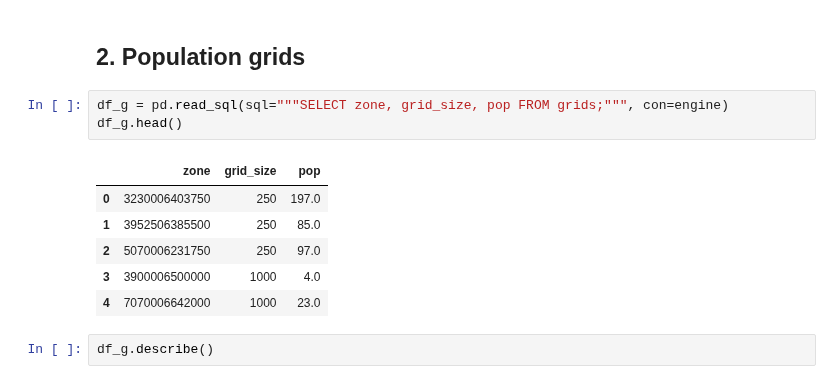
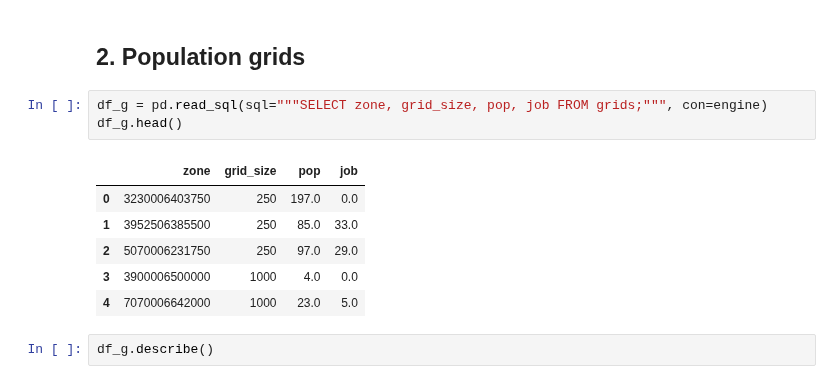
Before and after one commit to MobiSegInsights/mobi-social-segregation-se, a Jupyter notebook: src/MobiSegInsightsSE.data_exp.1.0/28-descriptive-analysis/28-2-spatial-unit.ipynb, the cells around one changed output. Saved outputs shown, nothing was run; the diff lists cells and outputs as text.

```diff
--- a/src/MobiSegInsightsSE.data_exp.1.0/28-descriptive-analysis/28-2-spatial-unit.ipynb
+++ b/src/MobiSegInsightsSE.data_exp.1.0/28-descriptive-analysis/28-2-spatial-unit.ipynb
@@ -89,15 +91,15 @@ histogram_plot(df=gdf, var='density', lower=0, upper=48, x_lb="Density (/km$^2$)
 # %% [markdown]
 ## 2. Population grids
 # %%
-df_g = pd.read_sql(sql="""SELECT zone, grid_size, pop FROM grids;""", con=engine)
+df_g = pd.read_sql(sql="""SELECT zone, grid_size, pop, job FROM grids;""", con=engine)
 df_g.head()
 # %% [output]
-|  | zone | grid_size | pop |
-| 0 | 3230006403750 | 250 | 197.0 |
-| 1 | 3952506385500 | 250 | 85.0 |
-| 2 | 5070006231750 | 250 | 97.0 |
-| 3 | 3900006500000 | 1000 | 4.0 |
-| 4 | 7070006642000 | 1000 | 23.0 |
+|  | zone | grid_size | pop | job |
+| 0 | 3230006403750 | 250 | 197.0 | 0.0 |
+| 1 | 3952506385500 | 250 | 85.0 | 33.0 |
+| 2 | 5070006231750 | 250 | 97.0 | 29.0 |
+| 3 | 3900006500000 | 1000 | 4.0 | 0.0 |
+| 4 | 7070006642000 | 1000 | 23.0 | 5.0 |
 # %%
 df_g.describe()
 # %% [output]
```
Also changed, not shown: parts of 1 cell of this notebook, 7 other files.
